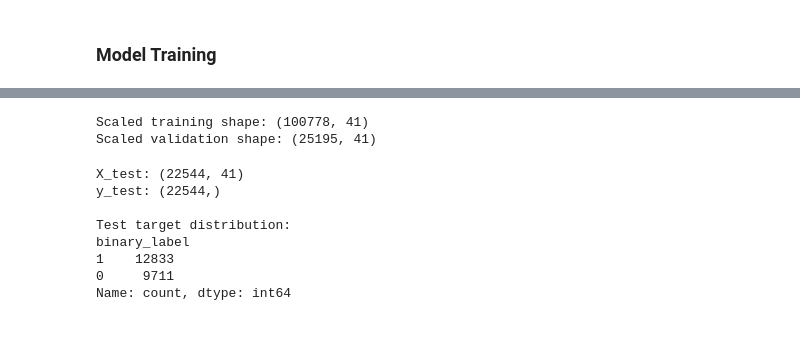
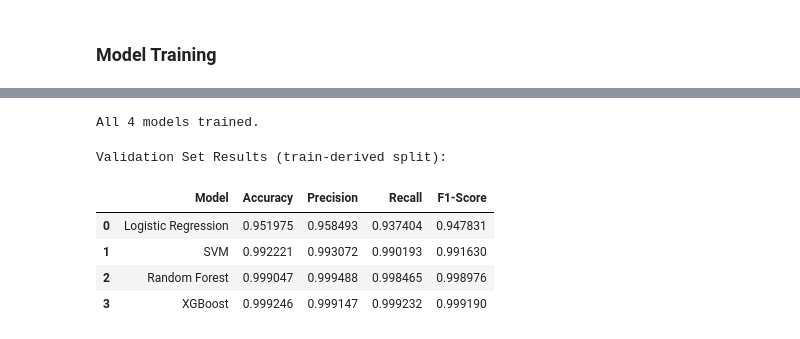
Before and after one commit to shaubhagya-khanal/NetworkIDS, a Jupyter notebook: networkIDS.ipynb, the cells around one changed output, grey strips where cells are left out. Drawn from its saved outputs; the diff is of its cells as text; code cells hidden in the pictures.

```diff
--- a/networkIDS.ipynb
+++ b/networkIDS.ipynb
@@ -895,39 +885,57 @@ y_val: (25195,)
 # %%
-# Feature scaling
-# Used for Logistic Regression and SVM
+from sklearn.linear_model import LogisticRegression
+from sklearn.svm import SVC
+from sklearn.ensemble import RandomForestClassifier
+from xgboost import XGBClassifier
 
-scaler = StandardScaler()
+lr_model = LogisticRegression(random_state=42, max_iter=1000)   # max_iter raised to avoid convergence warning
+svm_model = SVC(probability=True, random_state=42)
+rf_model = RandomForestClassifier(random_state=42)
+xgb_model = XGBClassifier(random_state=42, eval_metric="logloss")
 
-X_train_scaled = scaler.fit_transform(X_train)
-X_val_scaled = scaler.transform(X_val)
+# Logistic Regression / SVM use SCALED features
+lr_model.fit(X_train_scaled, y_train)
+svm_model.fit(X_train_scaled, y_train)
 
-print("Scaled training shape:", X_train_scaled.shape)
-print("Scaled validation shape:", X_val_scaled.shape)
+# Random Forest / XGBoost don't need scaling (tree-based, split on raw thresholds)
+rf_model.fit(X_train, y_train)
+xgb_model.fit(X_train, y_train)
+
+print("All 4 models trained.")
 # %% [output]
-Scaled training shape: (100778, 41)
-Scaled validation shape: (25195, 41)
+All 4 models trained.
 # %%
-# Prepare final test dataset
+from sklearn.metrics import accuracy_score, recall_score, f1_score, precision_score, confusion_matrix
+import matplotlib.pyplot as plt
+import seaborn as sns
 
-X_test = df2.drop(
-    columns=["label", "binary_label", "difficulty"],
-    errors="ignore"
-)
+val_models = {
+    "Logistic Regression": (lr_model, X_val_scaled),
+    "SVM": (svm_model, X_val_scaled),
+    "Random Forest": (rf_model, X_val),
+    "XGBoost": (xgb_model, X_val),
+}
 
-y_test = df2["binary_label"].astype(int)
+val_results = []
 
-print("X_test:", X_test.shape)
-print("y_test:", y_test.shape)
+for name, (model, X_data) in val_models.items():
+    y_pred = model.predict(X_data)
+    val_results.append({
+        "Model": name,
+        "Accuracy": accuracy_score(y_val, y_pred),
+        "Precision": precision_score(y_val, y_pred),
+        "Recall": recall_score(y_val, y_pred),
+        "F1-Score": f1_score(y_val, y_pred),
+    })
 
-print("\nTest target distribution:")
-print(y_test.value_counts())
+val_results_df = pd.DataFrame(val_results)
+print("Validation Set Results (train-derived split):")
+display(val_results_df)
 # %% [output]
-X_test: (22544, 41)
-y_test: (22544,)
-
-Test target distribution:
-binary_label
-1    12833
-0     9711
-Name: count, dtype: int64
+Validation Set Results (train-derived split):
+|  | Model | Accuracy | Precision | Recall | F1-Score |
+| 0 | Logistic Regression | 0.951975 | 0.958493 | 0.937404 | 0.947831 |
+| 1 | SVM | 0.992221 | 0.993072 | 0.990193 | 0.991630 |
+| 2 | Random Forest | 0.999047 | 0.999488 | 0.998465 | 0.998976 |
+| 3 | XGBoost | 0.999246 | 0.999147 | 0.999232 | 0.999190 |
 # %%
```
Also changed, not shown: parts of 30 cells of this notebook.
